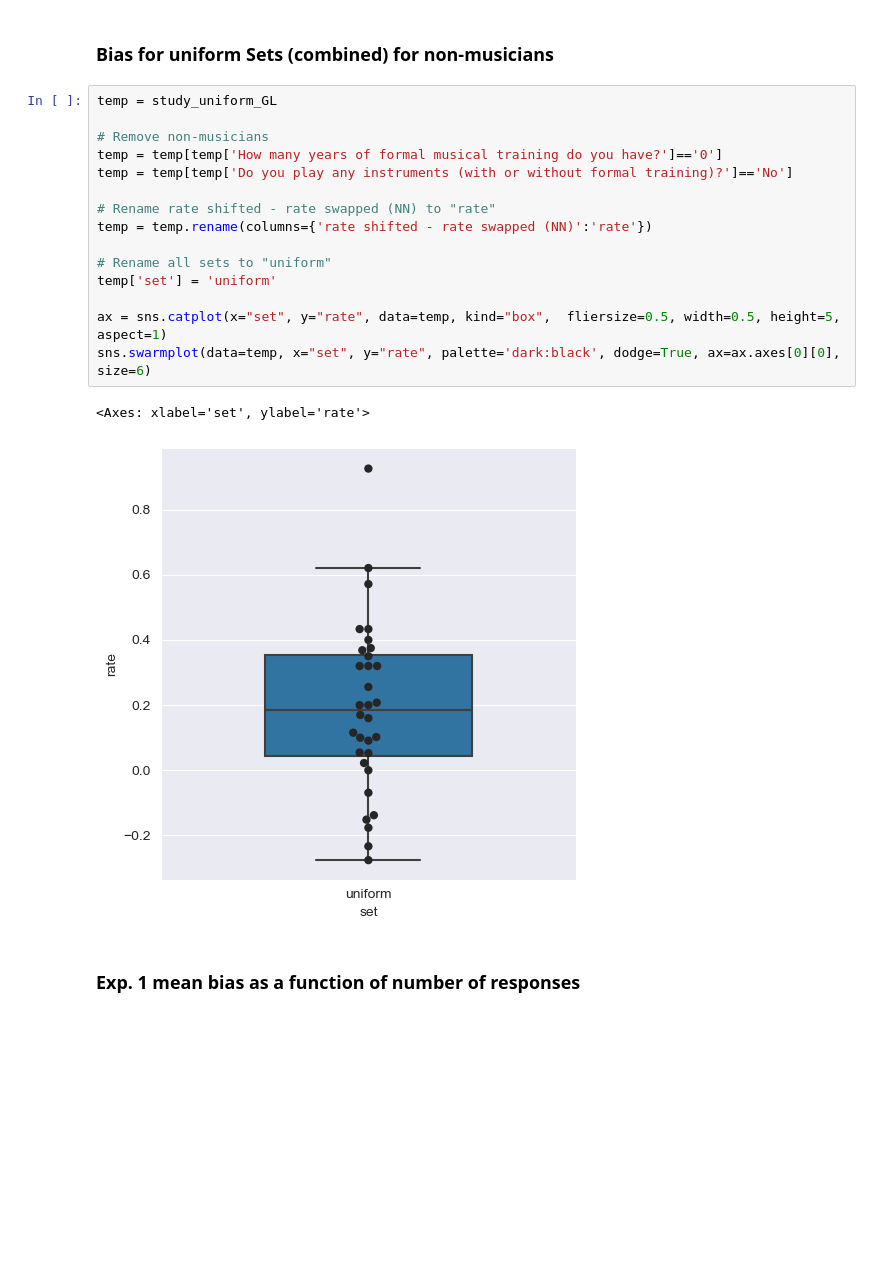
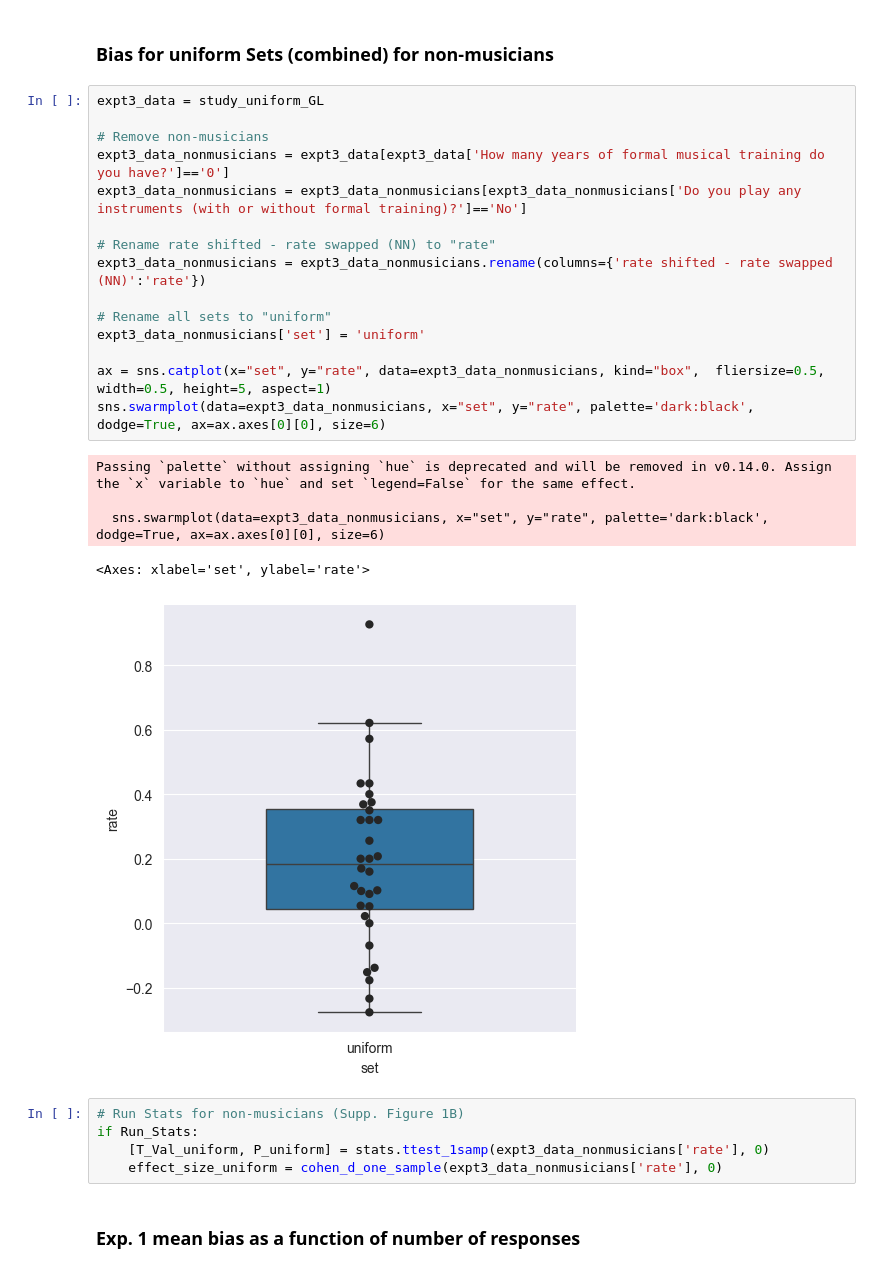
Before and after one commit to MichaelSel/set_membership_paper, a Jupyter notebook: 4. Supplementary Figures.ipynb, the cells around one changed output. Drawn from its saved outputs; the diff is of its cells as text; blank space fills up the shorter version.

```diff
--- a/4. Supplementary Figures.ipynb
+++ b/4. Supplementary Figures.ipynb
@@ -187,23 +207,31 @@ sns.swarmplot(data=temp, x="set_type", y="rate", palette='dark:black', dodge=Tru
 # %% [markdown]
 ### Bias for uniform Sets (combined) for non-musicians
 # %%
-temp = study_uniform_GL
+expt3_data = study_uniform_GL
 
 # Remove non-musicians
-temp = temp[temp['How many years of formal musical training do you have?']=='0']
-temp = temp[temp['Do you play any instruments (with or without formal training)?']=='No']
+expt3_data_nonmusicians = expt3_data[expt3_data['How many years of formal musical training do you have?']=='0']
+expt3_data_nonmusicians = expt3_data_nonmusicians[expt3_data_nonmusicians['Do you play any instruments (with or without formal training)?']=='No']
 
 # Rename rate shifted - rate swapped (NN) to "rate"
-temp = temp.rename(columns={'rate shifted - rate swapped (NN)':'rate'})
+expt3_data_nonmusicians = expt3_data_nonmusicians.rename(columns={'rate shifted - rate swapped (NN)':'rate'})
 
 # Rename all sets to "uniform"
-temp['set'] = 'uniform'
+expt3_data_nonmusicians['set'] = 'uniform'
 
-ax = sns.catplot(x="set", y="rate", data=temp, kind="box",  fliersize=0.5, width=0.5, height=5, aspect=1)
-sns.swarmplot(data=temp, x="set", y="rate", palette='dark:black', dodge=True, ax=ax.axes[0][0], size=6)
+ax = sns.catplot(x="set", y="rate", data=expt3_data_nonmusicians, kind="box",  fliersize=0.5, width=0.5, height=5, aspect=1)
+sns.swarmplot(data=expt3_data_nonmusicians, x="set", y="rate", palette='dark:black', dodge=True, ax=ax.axes[0][0], size=6)
 # %% [output]
-<Axes: xlabel='set', ylabel='rate'>
+Passing `palette` without assigning `hue` is deprecated and will be removed in v0.14.0. Assign the `x` variable to `hue` and set `legend=False` for the same effect.
+
+  sns.swarmplot(data=expt3_data_nonmusicians, x="set", y="rate", palette='dark:black', dodge=True, ax=ax.axes[0][0], size=6)
+<Axes: xlabel='set', ylabel='rate'>
-[figure, old version]
+[figure, new version]
+# %%
+# Run Stats for non-musicians (Supp. Figure 1B)
+if Run_Stats:
+    [T_Val_uniform, P_uniform] = stats.ttest_1samp(expt3_data_nonmusicians['rate'], 0)
+    effect_size_uniform = cohen_d_one_sample(expt3_data_nonmusicians['rate'], 0)
 # %% [markdown]
 ### Exp. 1 mean bias as a function of number of responses
 # %%
```
Also changed, not shown: parts of 5 cells of this notebook, 1 other file.
